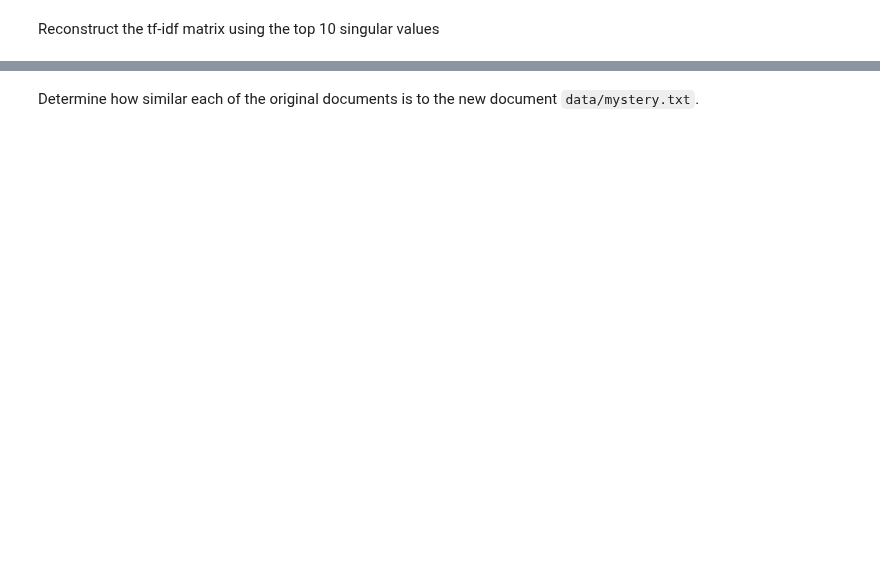
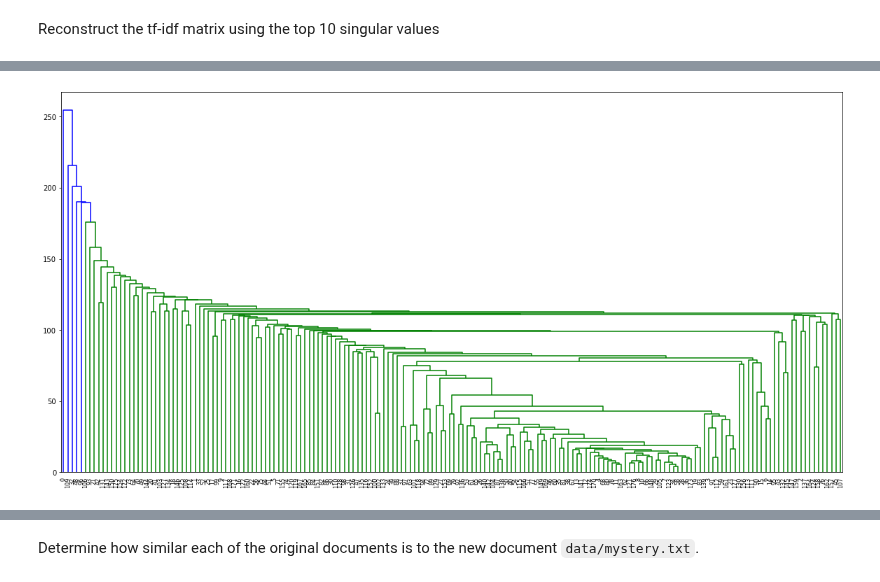
Before and after one commit to robkravec/sta-663-2021, a Jupyter notebook: notebooks/copies/homework/Homework07.ipynb, the cells around one changed output, grey strips where cells are left out. Saved outputs shown, nothing was run; the diff lists cells and outputs as text; code cells hidden in the pictures; blank space fills up the shorter version.

```diff
--- a/notebooks/copies/homework/Homework07.ipynb
+++ b/notebooks/copies/homework/Homework07.ipynb
@@ -586 +596,15 @@ Use agglomerative hierarchical clustering with complete linkage to plot a dendro
+# %%
+### Create dendrogram using only S_k * V_k^T
+
+# Reconstruct tf-idf matrix using the top 100 singular values (and keeping information about the documents)
+k = 100
+U, s, Vt = la.svd(tf_idf, full_matrices = False)
+skVkt = np.diag(s[:k]) @ Vt[:k, :]
+
+# Plot the dendrogram
+Z = cluster.hierarchy.linkage(skVkt.T, method = 'complete')
+plt.figure(figsize=(20, 10));
+cluster.hierarchy.dendrogram(Z, leaf_rotation = 90., leaf_font_size = 8); #, color_threshold = 100);
+# %% [output]
+[figure, added]
 # %%
```
Also changed, not shown: parts of 39 cells of this notebook.
